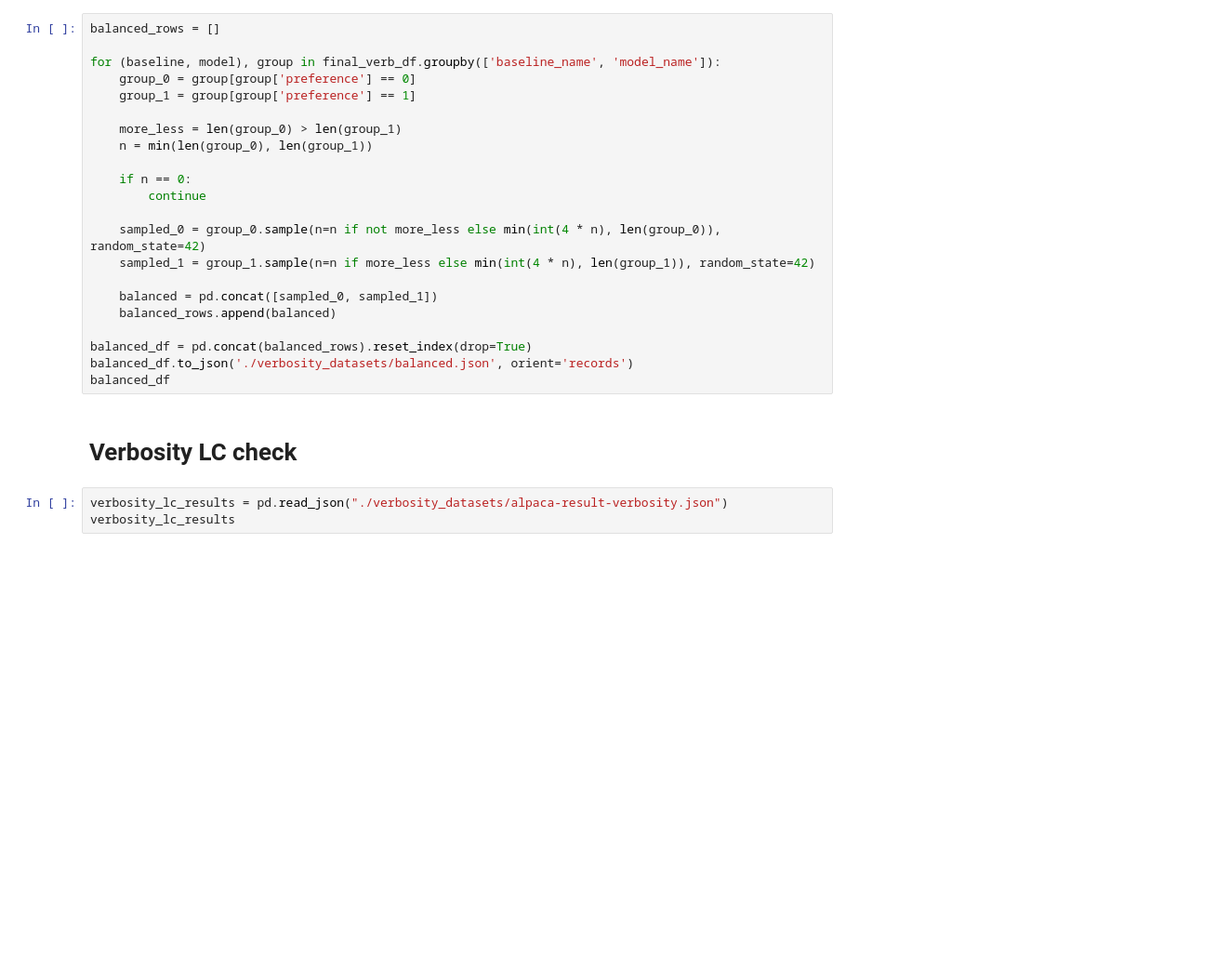
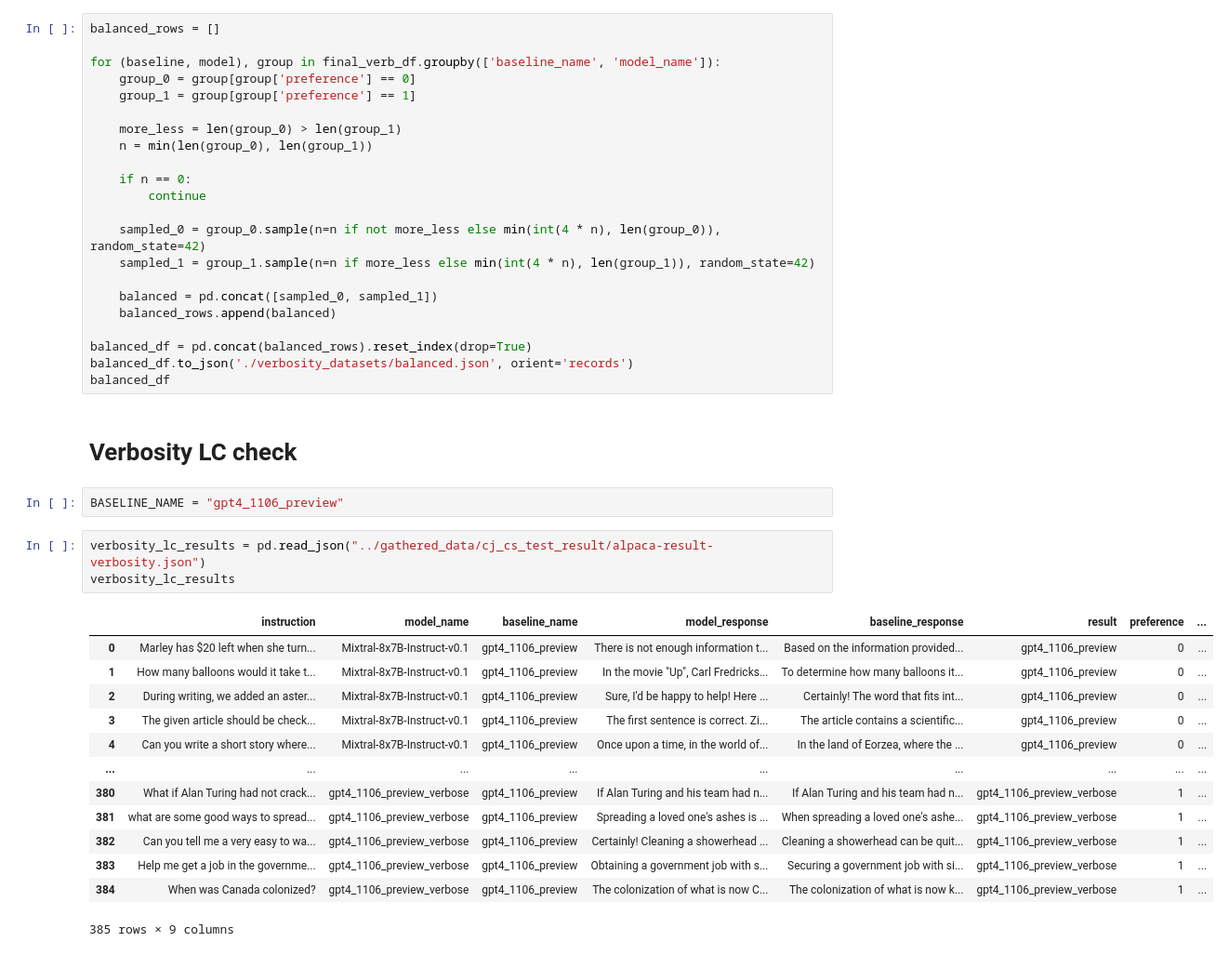
Before and after one commit to Thesis-LLM-as-a-judge-AUAS/thesis_code, a Jupyter notebook: analysis/experimental_result_analysis.ipynb, the cells around one changed output. Shown at 93% size. Cells and saved outputs as stored; diff of their text form; blank space fills up the shorter version.

```diff
--- a/analysis/experimental_result_analysis.ipynb
+++ b/analysis/experimental_result_analysis.ipynb
@@ -1976,9 +2219,25 @@ balanced_df.to_json('./verbosity_datasets/balanced.json', orient='records')
 balanced_df
 # %% [markdown]
 # Verbosity LC check
+# %%
+BASELINE_NAME = "gpt4_1106_preview"
 # %%
-verbosity_lc_results = pd.read_json("./verbosity_datasets/alpaca-result-verbosity.json")
+verbosity_lc_results = pd.read_json("../gathered_data/cj_cs_test_result/alpaca-result-verbosity.json")
 verbosity_lc_results
+# %% [output]
+|  | instruction | model_name | baseline_name | model_response | baseline_response | result | preference | ... |
+| 0 | Marley has $20 left when she turn... | Mixtral-8x7B-Instruct-v0.1 | gpt4_1106_preview | There is not enough information t... | Based on the information provided... | gpt4_1106_preview | 0 | ... |
+| 1 | How many balloons would it take t... | Mixtral-8x7B-Instruct-v0.1 | gpt4_1106_preview | In the movie "Up", Carl Fredricks... | To determine how many balloons it... | gpt4_1106_preview | 0 | ... |
+| 2 | During writing, we added an aster... | Mixtral-8x7B-Instruct-v0.1 | gpt4_1106_preview | Sure, I'd be happy to help! Here ... | Certainly! The word that fits int... | gpt4_1106_preview | 0 | ... |
+| 3 | The given article should be check... | Mixtral-8x7B-Instruct-v0.1 | gpt4_1106_preview | The first sentence is correct. Zi... | The article contains a scientific... | gpt4_1106_preview | 0 | ... |
+| 4 | Can you write a short story where... | Mixtral-8x7B-Instruct-v0.1 | gpt4_1106_preview | Once upon a time, in the world of... | In the land of Eorzea, where the ... | gpt4_1106_preview | 0 | ... |
+| ... | ... | ... | ... | ... | ... | ... | ... | ... |
+| 380 | What if Alan Turing had not crack... | gpt4_1106_preview_verbose | gpt4_1106_preview | If Alan Turing and his team had n... | If Alan Turing and his team had n... | gpt4_1106_preview_verbose | 1 | ... |
+| 381 | what are some good ways to spread... | gpt4_1106_preview_verbose | gpt4_1106_preview | Spreading a loved one's ashes is ... | When spreading a loved one's ashe... | gpt4_1106_preview_verbose | 1 | ... |
+| 382 | Can you tell me a very easy to wa... | gpt4_1106_preview_verbose | gpt4_1106_preview | Certainly! Cleaning a showerhead ... | Cleaning a showerhead can be quit... | gpt4_1106_preview_verbose | 1 | ... |
+| 383 | Help me get a job in the governme... | gpt4_1106_preview_verbose | gpt4_1106_preview | Obtaining a government job with s... | Securing a government job with si... | gpt4_1106_preview_verbose | 1 | ... |
+| 384 | When was Canada colonized? | gpt4_1106_preview_verbose | gpt4_1106_preview | The colonization of what is now C... | The colonization of what is now k... | gpt4_1106_preview_verbose | 1 | ... |
+385 rows × 9 columns
 # %%
 verbosity_lc_results['final_result'] = verbosity_lc_results.apply(
     lambda row: row['baseline_name']
```
Also changed, not shown: parts of 34 cells of this notebook.
